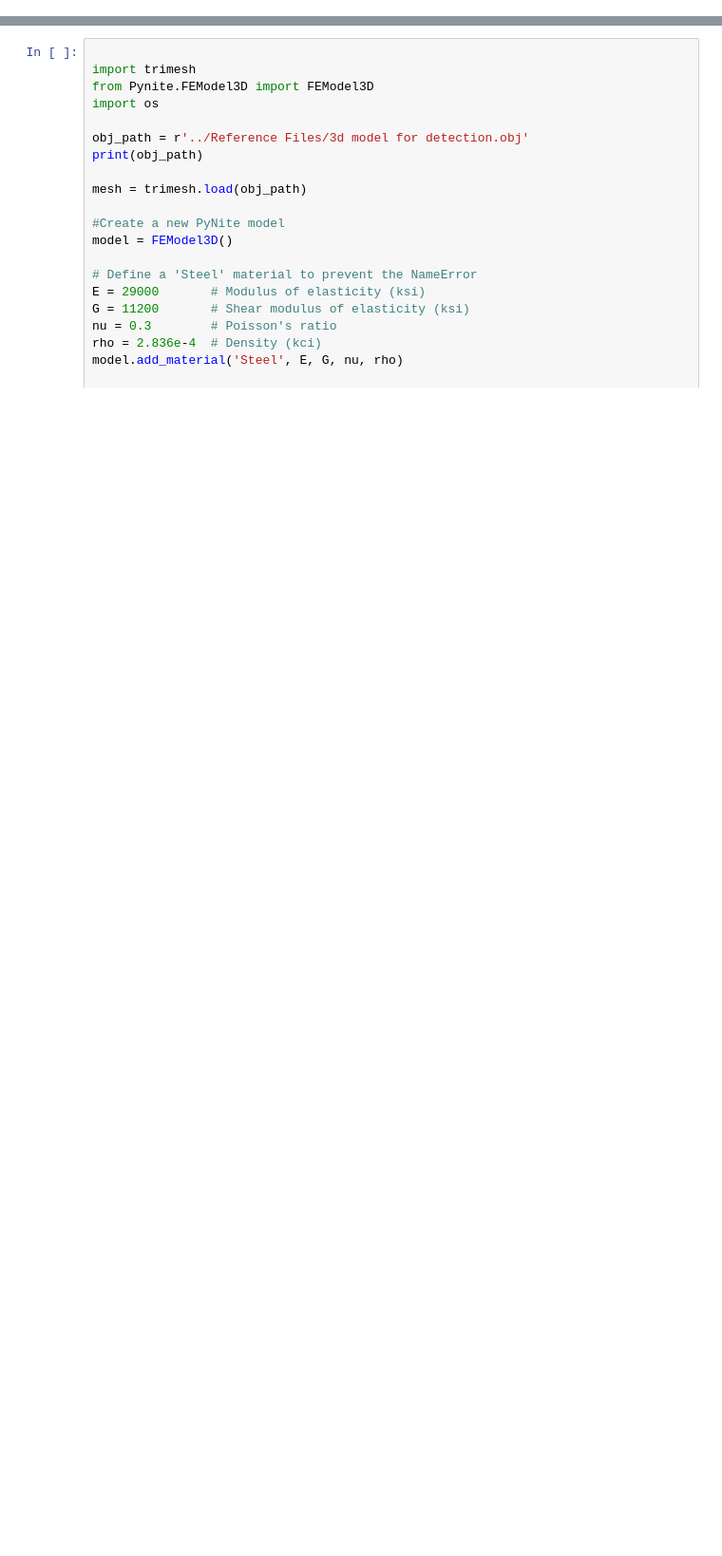
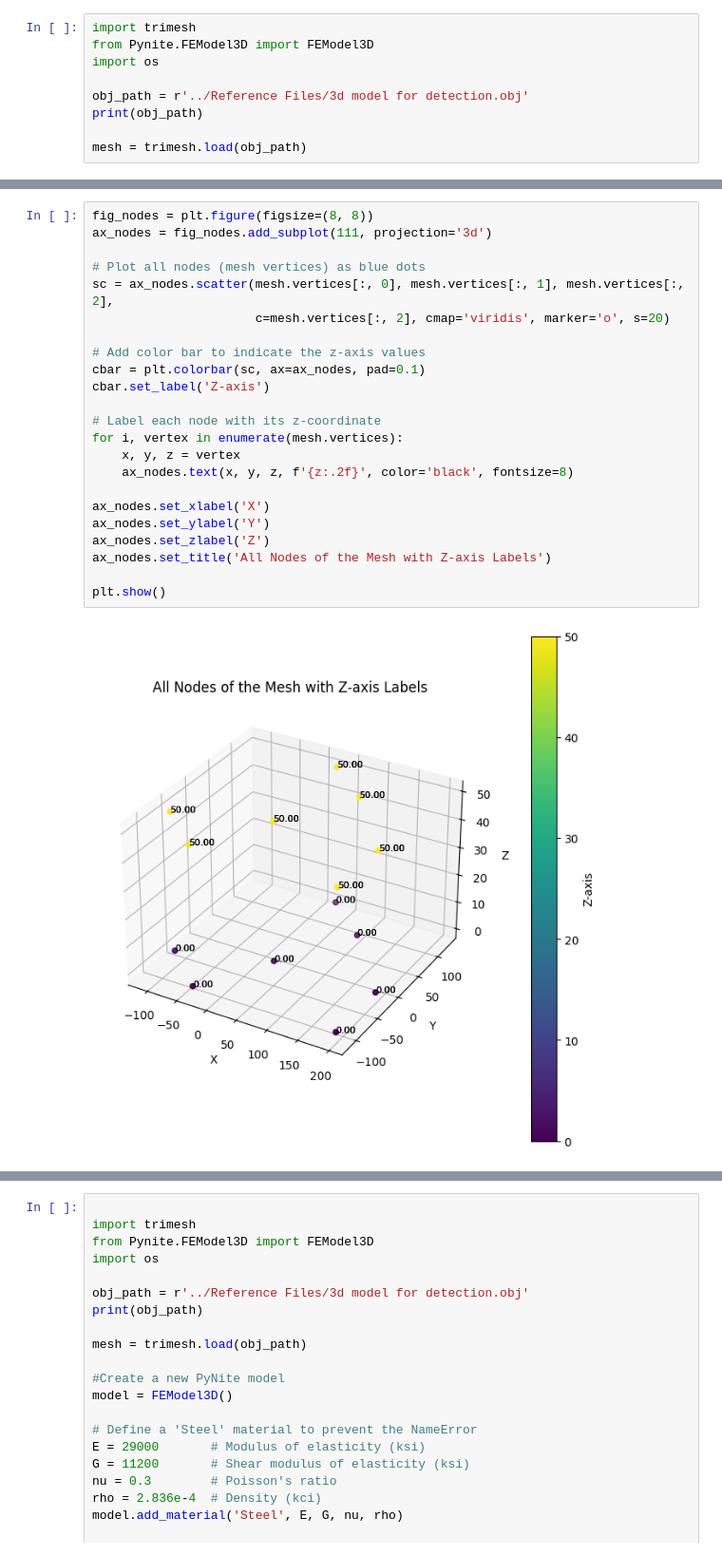
Before and after one commit to Nihalmannath/Grounded-one_click_structural_solution, a Jupyter notebook: Nihal's Experiments/2_pynite.ipynb, the cells around one changed output, grey strips where cells are left out. Shown at 95% size. Cells and saved outputs as stored; diff of their text form; blank space fills up the shorter version.

```diff
--- a/Nihal's Experiments/2_pynite.ipynb
+++ b/Nihal's Experiments/2_pynite.ipynb
@@ -40,0 +25,9 @@ Note: you may need to restart the kernel to use updated packages.
+# %%
+import trimesh
+from Pynite.FEModel3D import FEModel3D
+import os
+
+obj_path = r'../Reference Files/3d model for detection.obj'
+print(obj_path)
+
+mesh = trimesh.load(obj_path)
@@ -40,0 +97,25 @@ Note: you may need to restart the kernel to use updated packages.
+# %%
+fig_nodes = plt.figure(figsize=(8, 8))
+ax_nodes = fig_nodes.add_subplot(111, projection='3d')
+
+# Plot all nodes (mesh vertices) as blue dots
+sc = ax_nodes.scatter(mesh.vertices[:, 0], mesh.vertices[:, 1], mesh.vertices[:, 2],
+                      c=mesh.vertices[:, 2], cmap='viridis', marker='o', s=20)
+
+# Add color bar to indicate the z-axis values
+cbar = plt.colorbar(sc, ax=ax_nodes, pad=0.1)
+cbar.set_label('Z-axis')
+
+# Label each node with its z-coordinate
+for i, vertex in enumerate(mesh.vertices):
+    x, y, z = vertex
+    ax_nodes.text(x, y, z, f'{z:.2f}', color='black', fontsize=8)
+
+ax_nodes.set_xlabel('X')
+ax_nodes.set_ylabel('Y')
+ax_nodes.set_zlabel('Z')
+ax_nodes.set_title('All Nodes of the Mesh with Z-axis Labels')
+
+plt.show()
+# %% [output]
+[figure, added]
```
Also changed, not shown: parts of 4 cells of this notebook, 3 other files.
